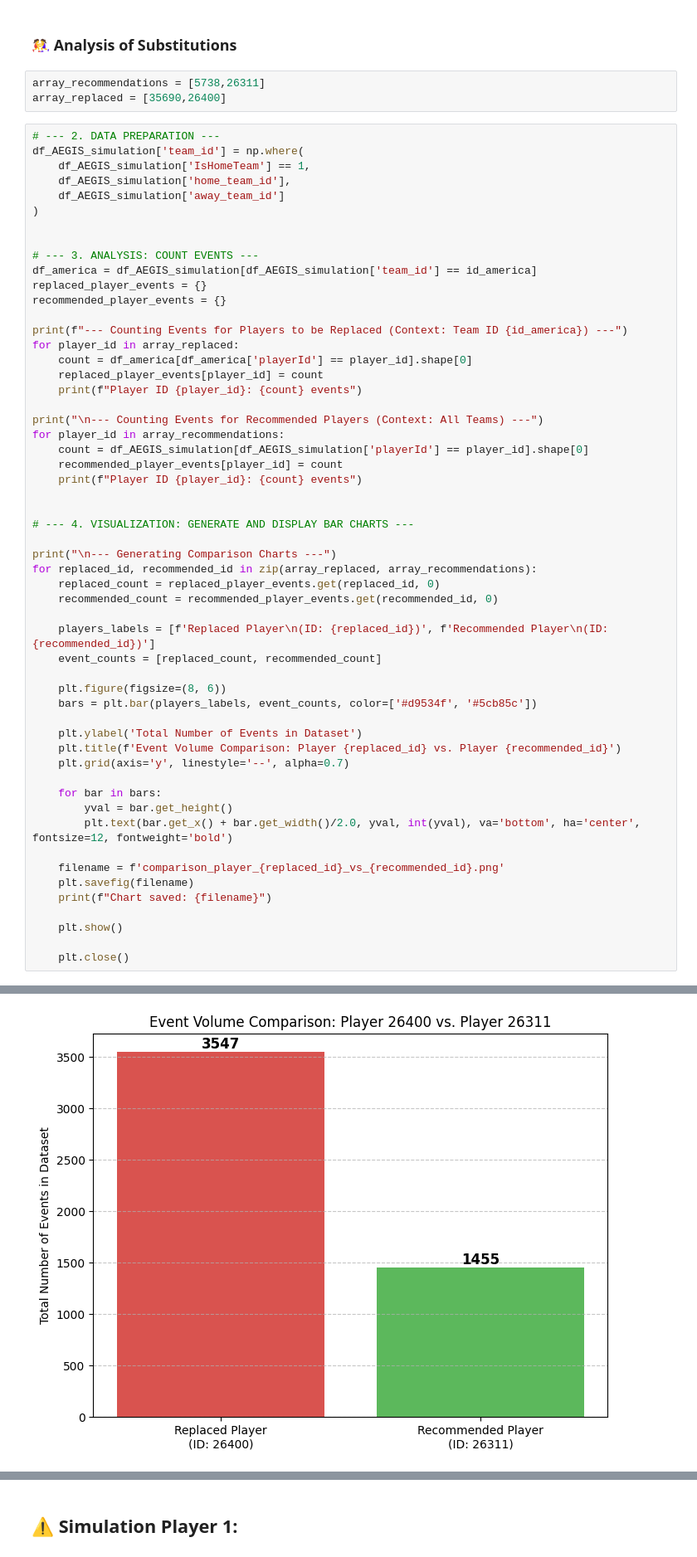
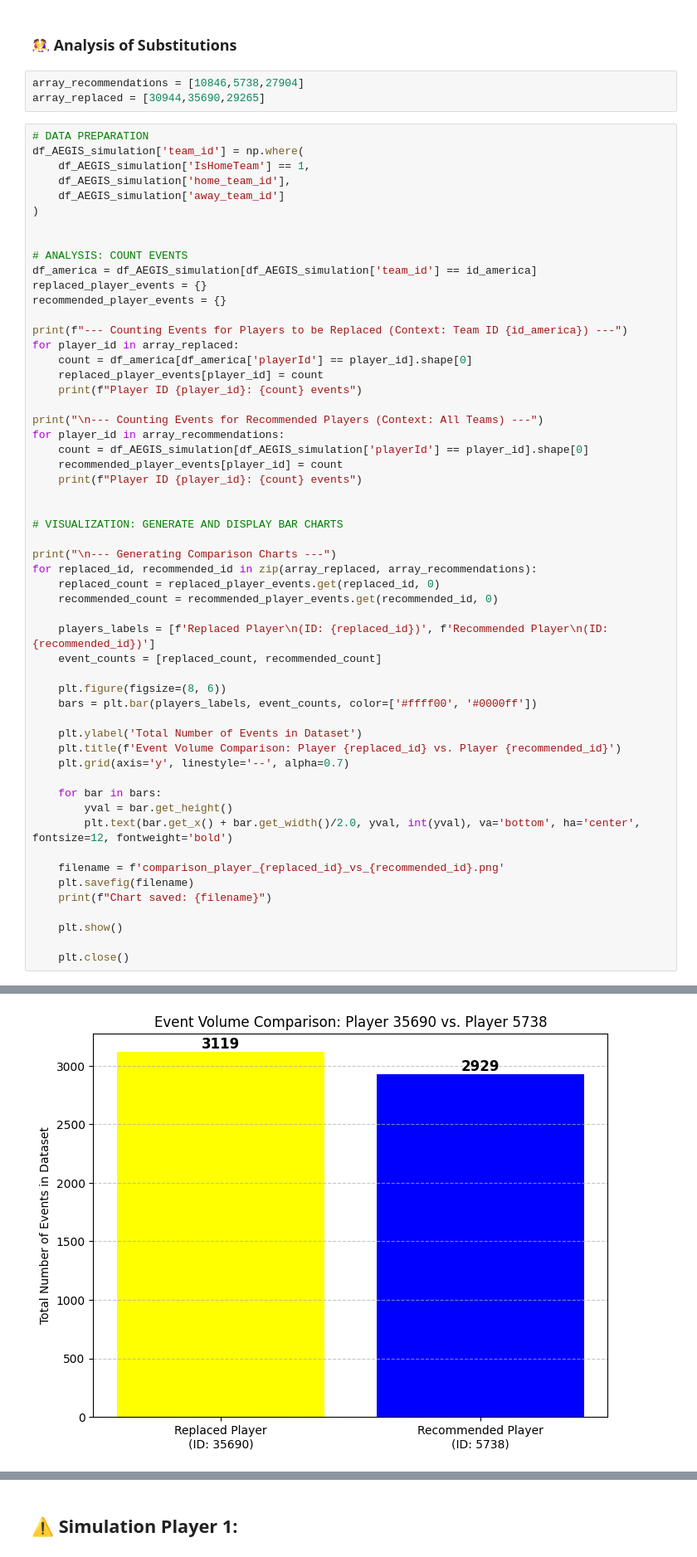
Before and after one commit to SLy-Precision/Player-Detection-and-Team-Performance-Prediction, a Jupyter notebook: 04_AEGIS_Simulations.ipynb, the cells around one changed output, grey strips where cells are left out. Shown: that part at 83% size. Cells and saved outputs as stored; diff of their text form.

```diff
--- a/04_AEGIS_Simulations.ipynb
+++ b/04_AEGIS_Simulations.ipynb
@@ -55,10 +56,10 @@ team_name_prefix = 'club_america'
 # %% [markdown]
 ### 🤼‍♀ Analysis of Substitutions
 # %%
-array_recommendations = [5738,26311]
-array_replaced = [35690,26400]
+array_recommendations = [10846,5738,27904]
+array_replaced = [30944,35690,29265]
 # %%
-# --- 2. DATA PREPARATION ---
+# DATA PREPARATION
 df_AEGIS_simulation['team_id'] = np.where(
     df_AEGIS_simulation['IsHomeTeam'] == 1,
     df_AEGIS_simulation['home_team_id'],
@@ -66,7 +67,7 @@ df_AEGIS_simulation['team_id'] = np.where(
 )
 
 
-# --- 3. ANALYSIS: COUNT EVENTS ---
+# ANALYSIS: COUNT EVENTS
 df_america = df_AEGIS_simulation[df_AEGIS_simulation['team_id'] == id_america]
 replaced_player_events = {}
 recommended_player_events = {}
@@ -84,7 +85,7 @@ for player_id in array_recommendations:
     print(f"Player ID {player_id}: {count} events")
 
 
-# --- 4. VISUALIZATION: GENERATE AND DISPLAY BAR CHARTS ---
+# VISUALIZATION: GENERATE AND DISPLAY BAR CHARTS
 
 print("\n--- Generating Comparison Charts ---")
 for replaced_id, recommended_id in zip(array_replaced, array_recommendations):
@@ -95,7 +96,7 @@ for replaced_id, recommended_id in zip(array_replaced, array_recommendations):
     event_counts = [replaced_count, recommended_count]
 
     plt.figure(figsize=(8, 6))
-    bars = plt.bar(players_labels, event_counts, color=['#d9534f', '#5cb85c'])
+    bars = plt.bar(players_labels, event_counts, color=['#ffff00', '#0000ff'])
 
     plt.ylabel('Total Number of Events in Dataset')
     plt.title(f'Event Volume Comparison: Player {replaced_id} vs. Player {recommended_id}')
@@ -128 +131 @@ Chart saved: comparison_player_26400_vs_26311.png
-[figure, old version]
+[figure, new version]
```
Also changed, not shown: parts of 10 cells of this notebook.
